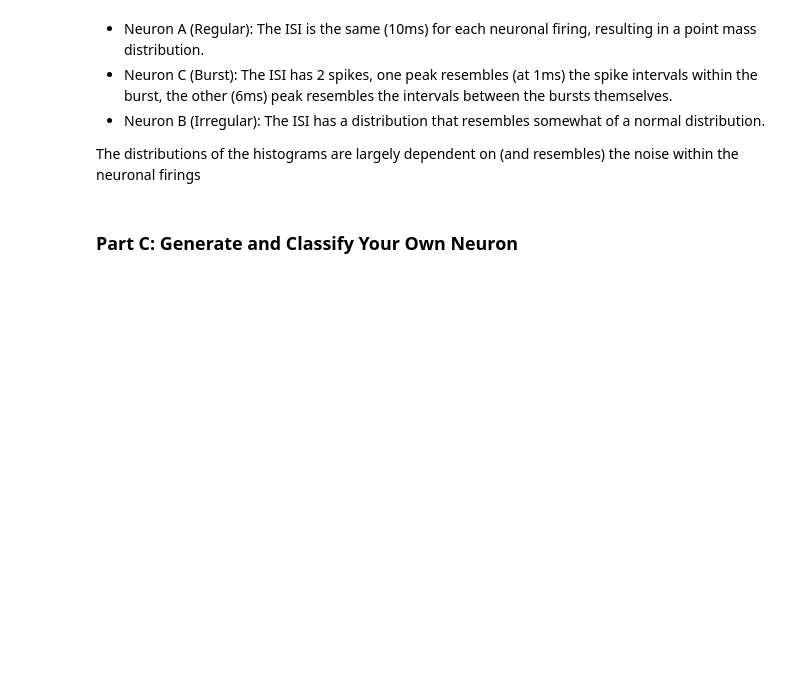
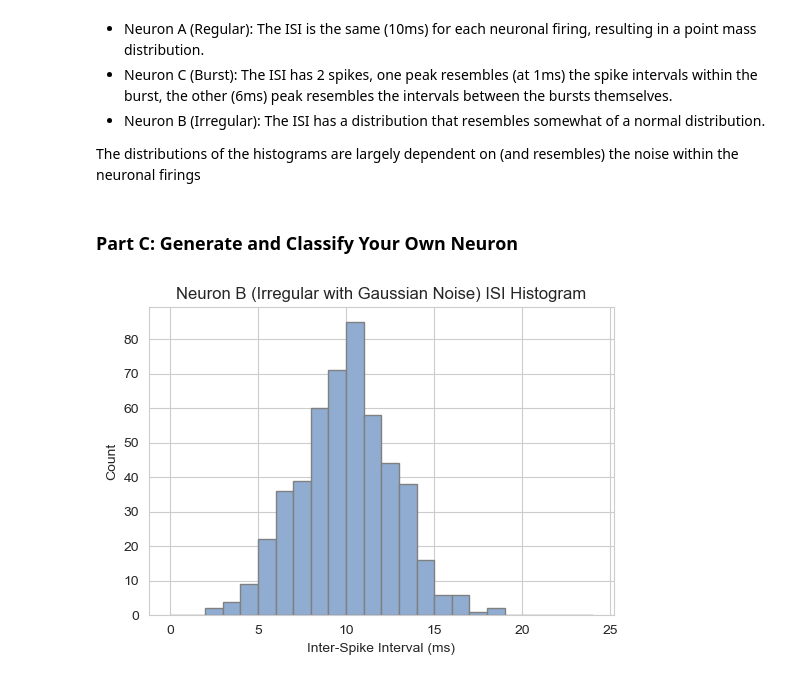
Before and after one commit to prashastham/DSMiniProj1, a Jupyter notebook: q1.ipynb, the cells around one changed output. Saved outputs shown, nothing was run; the diff lists cells and outputs as text; code cells hidden in the pictures; blank space fills up the shorter version.

```diff
--- a/q1.ipynb
+++ b/q1.ipynb
@@ -96,11 +96,23 @@ np.random.seed(77) #for reproducibility of the random noise
 # neuron_a_spikes = np.arange(0, 5000, step=10) # spikes every 10 ms
 
 # Irregular firing neuron (with Gaussian noise)
-# spikes every 10 ms with some jitter
-neuron_b_spikes = np.sort(np.arange(0, 5000, step=10) + np.random.normal(0, 2, size=500))
+# spikes every 10 ms (mean) with some jitter (noise stddev=2 ms)
+neuron_b_spikes_nd = np.sort(np.arange(0, 5000, step=10) + np.random.normal(0, 2, size=500))
 
 # Bursting neuron
 # neuron_c_spikes = []
 # for burst_start in range(0, 5000, 200):
 #     burst_spikes = burst_start + np.arange(0, 50, step=5) # 10 spikes in quick succession every 100 ms
 #     neuron_c_spikes.extend(burst_spikes)
+# %%
+# Plot ISI histograms for the new dataset
+isi_b_nd = np.diff(neuron_b_spikes_nd)
+bins_nd = np.arange(0, 25, 1)
+plt.figure(figsize=(6, 4))
+plt.hist(isi_b_nd, bins=bins_nd, color="#90acd1", edgecolor='gray')
+plt.title('Neuron B (Irregular with Gaussian Noise) ISI Histogram')
+plt.xlabel('Inter-Spike Interval (ms)')
+plt.ylabel('Count')
+plt.show()
+# %% [output]
+[figure, added]
```
Also changed, not shown: parts of 5 cells of this notebook.
